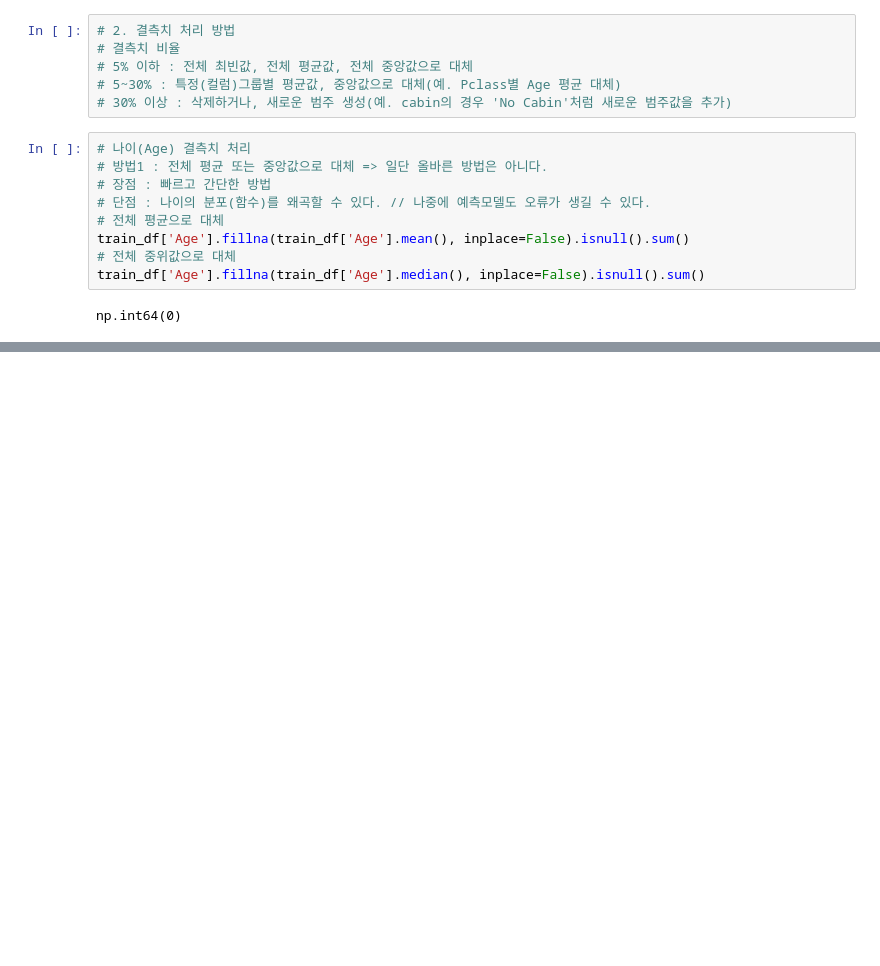
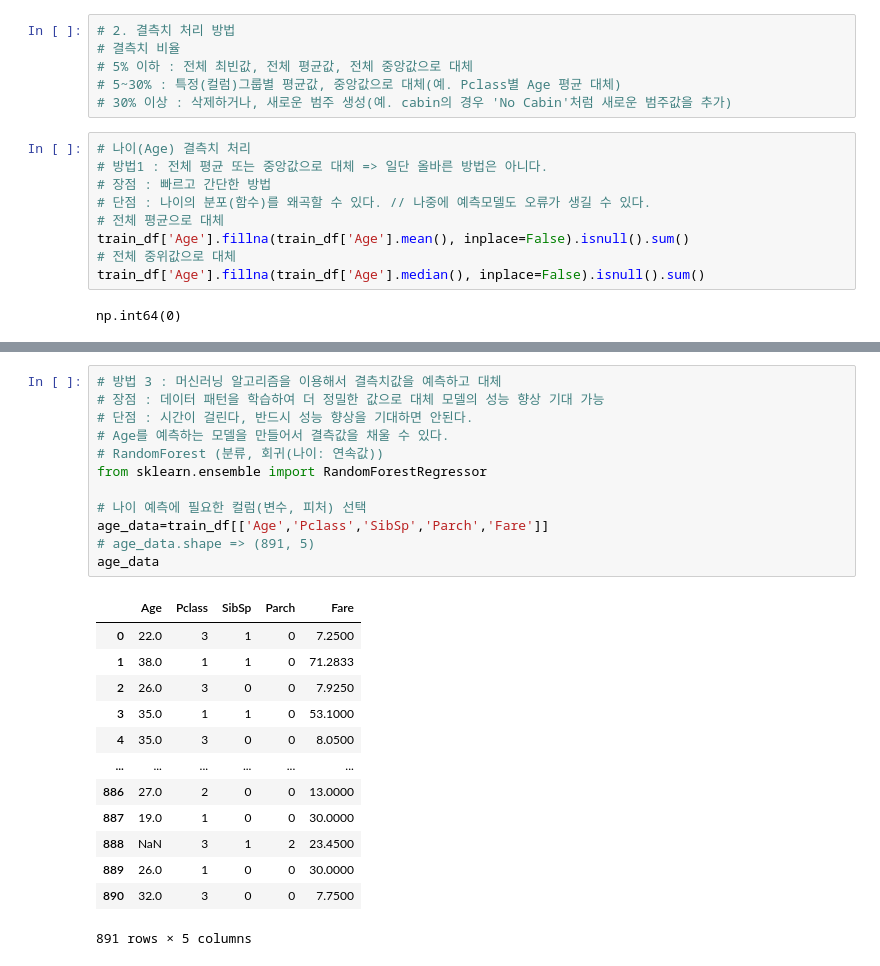
Before and after one commit to kimnahyeon99/python_dev, a Jupyter notebook: data_collection/05 타이타닉 데이터 분석.ipynb, the cells around one changed output, grey strips where cells are left out. Saved outputs shown, nothing was run; the diff lists cells and outputs as text; blank space fills up the shorter version.

```diff
--- a/data_collection/05 타이타닉 데이터 분석.ipynb
+++ b/data_collection/05 타이타닉 데이터 분석.ipynb
@@ -457,0 +584,26 @@ np.int64(0)
+# %%
+# 방법 3 : 머신러닝 알고리즘을 이용해서 결측치값을 예측하고 대체
+# 장점 : 데이터 패턴을 학습하여 더 정밀한 값으로 대체 모델의 성능 향상 기대 가능
+# 단점 : 시간이 걸린다, 반드시 성능 향상을 기대하면 안된다.
+# Age를 예측하는 모델을 만들어서 결측값을 채울 수 있다.
+# RandomForest (분류, 회귀(나이: 연속값))
+from sklearn.ensemble import RandomForestRegressor
+
+# 나이 예측에 필요한 컬럼(변수, 피처) 선택
+age_data=train_df[['Age','Pclass','SibSp','Parch','Fare']]
+# age_data.shape => (891, 5)
+age_data
+# %% [output]
+|  | Age | Pclass | SibSp | Parch | Fare |
+| 0 | 22.0 | 3 | 1 | 0 | 7.2500 |
+| 1 | 38.0 | 1 | 1 | 0 | 71.2833 |
+| 2 | 26.0 | 3 | 0 | 0 | 7.9250 |
+| 3 | 35.0 | 1 | 1 | 0 | 53.1000 |
+| 4 | 35.0 | 3 | 0 | 0 | 8.0500 |
+| ... | ... | ... | ... | ... | ... |
+| 886 | 27.0 | 2 | 0 | 0 | 13.0000 |
+| 887 | 19.0 | 1 | 0 | 0 | 30.0000 |
+| 888 | NaN | 3 | 1 | 2 | 23.4500 |
+| 889 | 26.0 | 1 | 0 | 0 | 30.0000 |
+| 890 | 32.0 | 3 | 0 | 0 | 7.7500 |
+891 rows × 5 columns
```
Also changed, not shown: parts of 16 cells of this notebook, 1 other file.
